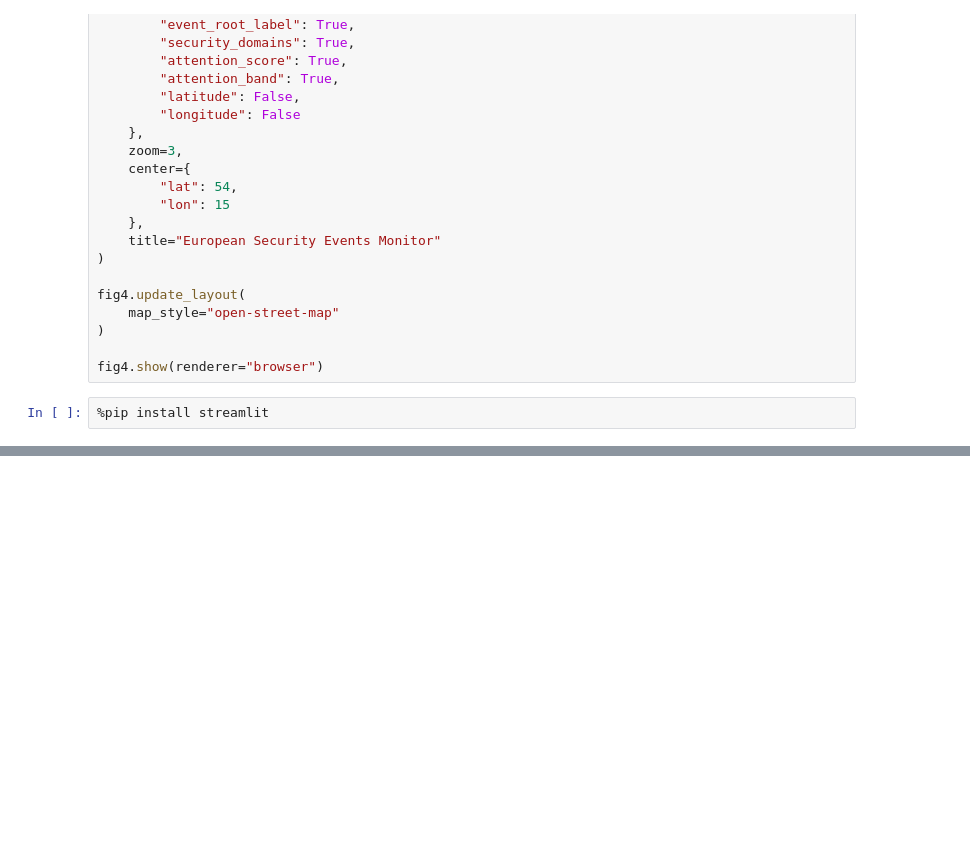
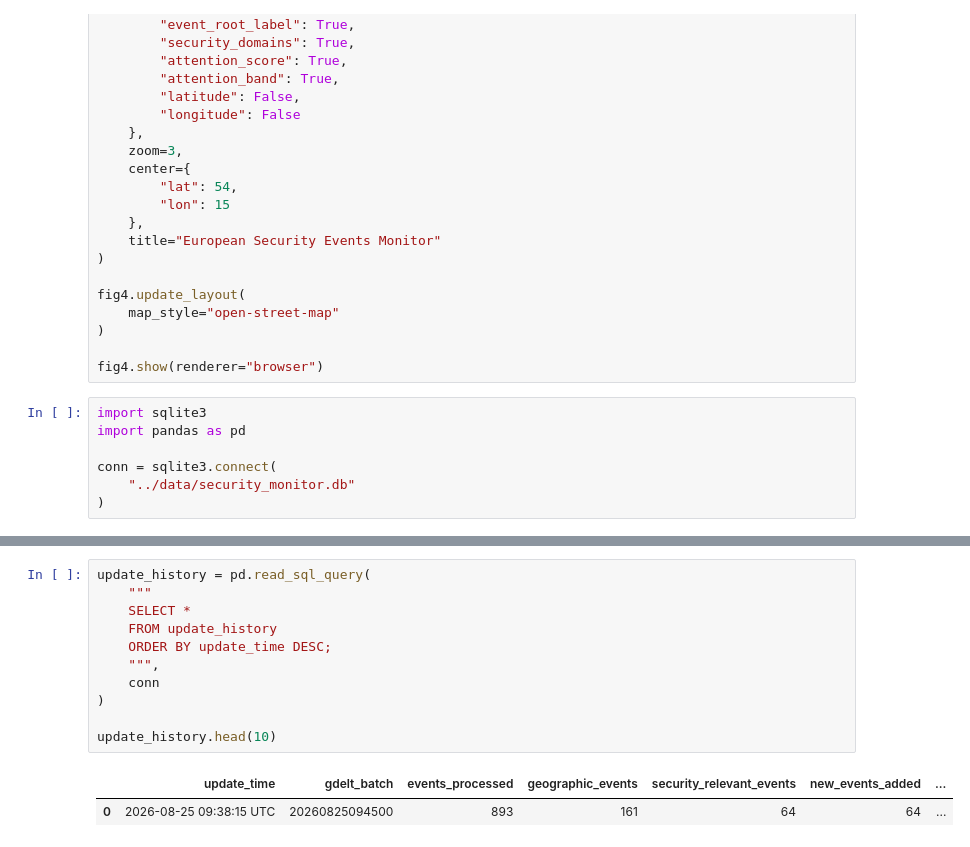
Before and after one commit to pedrom40053-afk/european-security-monitor, a Jupyter notebook: notebooks/01_api_exploration.ipynb, the cells around one changed output, grey strips where cells are left out. Cells and saved outputs as stored; diff of their text form; blank space fills up the shorter version.

```diff
--- a/notebooks/01_api_exploration.ipynb
+++ b/notebooks/01_api_exploration.ipynb
@@ -4000,4 +4020,9 @@ fig4.update_layout(
 
 fig4.show(renderer="browser")
 # %%
-%pip install streamlit
+import sqlite3
+import pandas as pd
+
+conn = sqlite3.connect(
+    "../data/security_monitor.db"
+)
@@ -4029,0 +4029,14 @@ Note: you may need to restart the kernel to use updated packages.
+# %%
+update_history = pd.read_sql_query(
+    """
+    SELECT *
+    FROM update_history
+    ORDER BY update_time DESC;
+    """,
+    conn
+)
+
+update_history.head(10)
+# %% [output]
+|  | update_time | gdelt_batch | events_processed | geographic_events | security_relevant_events | new_events_added | ... |
+| 0 | 2026-08-25 09:38:15 UTC | 20260825094500 | 893 | 161 | 64 | 64 | ... |
```
Also changed, not shown: parts of 78 cells of this notebook.
